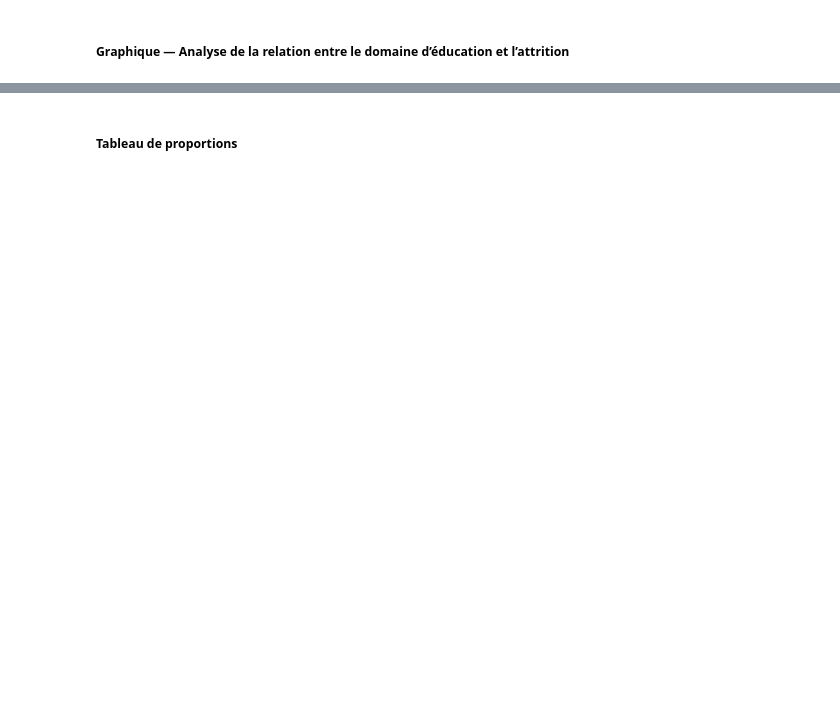
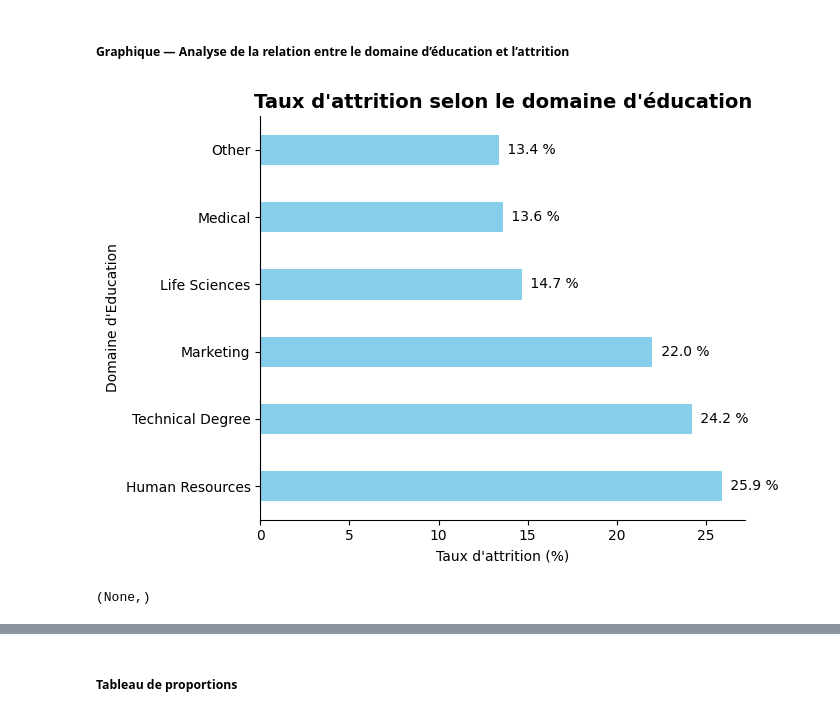
Before and after one commit to Kemuri15/employee-attrition-analysis, a Jupyter notebook: notebooks/03_axes_vie_perso.ipynb, the cells around one changed output, grey strips where cells are left out. Saved outputs shown, nothing was run; the diff lists cells and outputs as text; code cells hidden in the pictures; blank space fills up the shorter version.

Commit message:
feat : 03_axe_vie_perso : 2.2.5 attrition et genre add

```diff
--- a/notebooks/03_axes_vie_perso.ipynb
+++ b/notebooks/03_axes_vie_perso.ipynb
@@ -684,2 +692,18 @@ Les niveaux **College** et **Master** se situent à un niveau intermédiaire, av
 # %% [markdown]
 ##### Tableau de proportions
+# %%
+df_educationField_attrition = df_vie_perso[["EducationField", "Attrition"]]
+df_educationField_attrition.reset_index()
+df_educationField_attrition
+
+# Calcul du groupe
+
+educationfield_attrition = df_educationField_attrition.groupby("EducationField")["Attrition"].value_counts(normalize=True).sort_values(ascending=False).round(3)*100
+educationfield_attrition  = educationfield_attrition .reset_index(name="Pourcentage")
+display(educationfield_attrition)
+
+# Table pivot : ligne = EducationField , colonnes = attrition, values = Pourcentage
+
+pivot_educationfield_attrition  = educationfield_attrition .pivot(index= "EducationField", columns= "Attrition", values= "Pourcentage")
+pivot_educationfield_attrition  = pivot_educationfield_attrition .sort_values("Yes", ascending=False)
+pivot_educationfield_attrition
@@ -686,2 +732,32 @@ Les niveaux **College** et **Master** se situent à un niveau intermédiaire, av
 # %% [markdown]
 ##### Graphique — Analyse de la relation entre le domaine d’éducation et l’attrition
+# %%
+fig , ax = plt.subplots(figsize=(7, 5))
+
+ax.spines["top"].set_visible(False)
+ax.spines['right'].set_visible(False)
+
+# Données
+
+x = np.arange(len(pivot_educationfield_attrition.index))
+y = pivot_educationfield_attrition["Yes"]
+
+# Barplot
+bars = ax.barh(x , y , height=0.45 , color= "skyblue")
+
+# Pourcentage affiché
+ax.bar_label(bars, labels=[f'{v : .1F} %' for v in y], padding=3)
+
+# Axes et labels
+ax.set_yticks(x)
+ax.set_yticklabels(pivot_educationfield_attrition.index)
+
+ax.set_xlabel("Taux d'attrition (%)")
+ax.set_ylabel("Domaine d'Education")
+ax.set_title("Taux d'attrition selon le domaine d'éducation", fontweight="bold", fontsize=14)
+fig.tight_layout()
+
+plt.show(),
+# %% [output]
+[figure, added]
+(None,)
```
Also changed, not shown: parts of 13 cells of this notebook.
